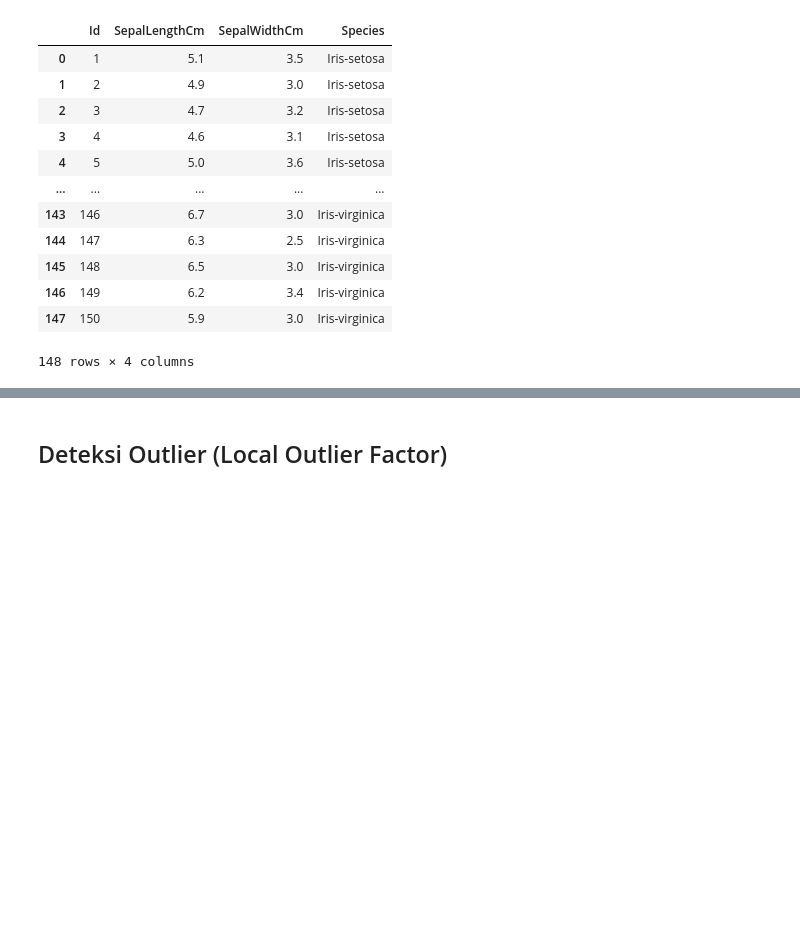
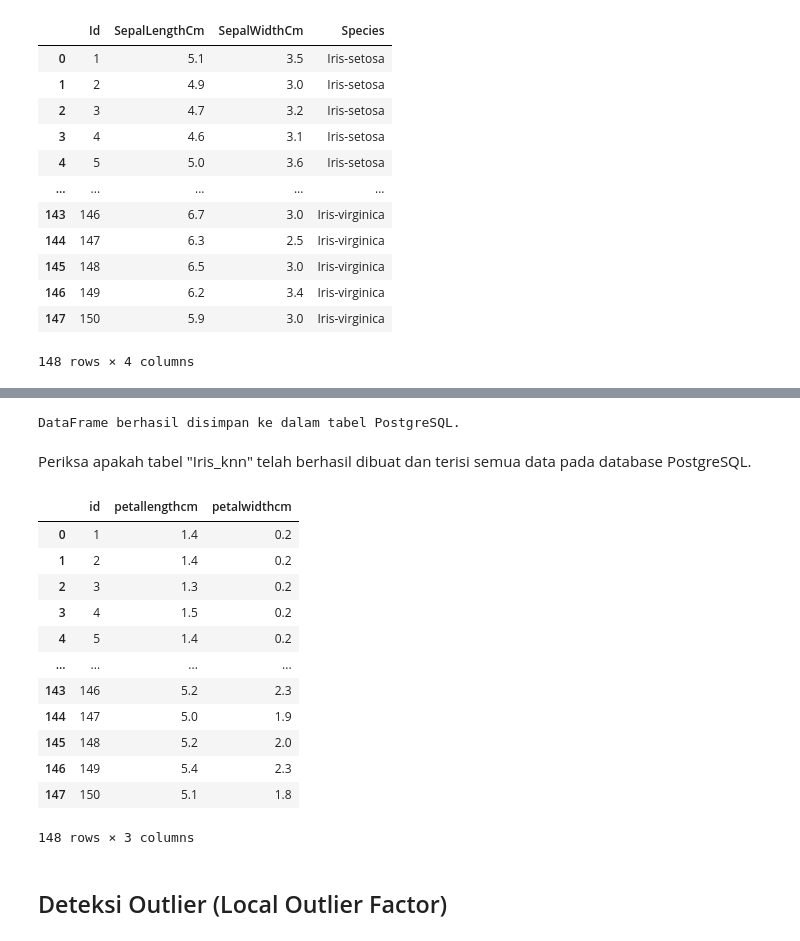
Before and after one commit to irfandwisamudra/datamining, a Jupyter notebook: tugas.ipynb, the cells around one changed output, grey strips where cells are left out. Cells and saved outputs as stored; diff of their text form; code cells hidden in the pictures; blank space fills up the shorter version.

```diff
--- a/tugas.ipynb
+++ b/tugas.ipynb
@@ -606,3 +677,63 @@ df_4
+# %%
+import pandas as pd
+import psycopg2
+
+# Ganti dengan kredensial yang sesuai
+db_user = 'avnadmin'
+db_password = 'AVNS_H0Llq5wAZnxVS1nR-Op'
+db_host = 'pg-datamining-irfan22083.a.aivencloud.com'
+db_port = '13019'
+db_name = 'pg-datamining'
+
+# Koneksi ke database PostgreSQL
+conn = psycopg2.connect(dbname=db_name, user=db_user, password=db_password, host=db_host, port=db_port)
+cursor = conn.cursor()
+
+# Buat tabel baru
+create_table_query = """
+CREATE TABLE "Iris_knn" (
+    Id INT PRIMARY KEY,
+    PetalLengthCm DOUBLE PRECISION,
+    PetalWidthCm DOUBLE PRECISION
+)
+"""
+cursor.execute(create_table_query)
+
+# Simpan DataFrame ke dalam tabel PostgreSQL
+for index, row in df_knn.iterrows():
+    insert_query = """
+    INSERT INTO "Iris_knn" (Id, PetalLengthCm, PetalWidthCm)
+    VALUES (%s, %s, %s)
+    """
+    cursor.execute(insert_query, (row['Id'], row['PetalLengthCm'], row['PetalWidthCm']))
+
+# Commit perubahan dan tutup koneksi
+conn.commit()
+conn.close()
+
+# Tampilkan pesan berhasil
+print("DataFrame berhasil disimpan ke dalam tabel PostgreSQL.")
+# %% [output]
+DataFrame berhasil disimpan ke dalam tabel PostgreSQL.
+# %% [markdown]
+Periksa apakah tabel "Iris_knn" telah berhasil dibuat dan terisi semua data pada database PostgreSQL.
+# %%
+df_6 = _deepnote_execute_sql('SELECT * FROM "Iris_knn";', 'SQL_44CEAC78_B576_4235_B8AE_3B3BD9A41B5D', audit_sql_comment='', sql_cache_mode='cache_disabled')
+df_6
+# %% [output]
+|  | id | petallengthcm | petalwidthcm |
+| 0 | 1 | 1.4 | 0.2 |
+| 1 | 2 | 1.4 | 0.2 |
+| 2 | 3 | 1.3 | 0.2 |
+| 3 | 4 | 1.5 | 0.2 |
+| 4 | 5 | 1.4 | 0.2 |
+| ... | ... | ... | ... |
+| 143 | 146 | 5.2 | 2.3 |
+| 144 | 147 | 5.0 | 1.9 |
+| 145 | 148 | 5.2 | 2.0 |
+| 146 | 149 | 5.4 | 2.3 |
+| 147 | 150 | 5.1 | 1.8 |
+148 rows × 3 columns
 # %% [markdown]
 ## Deteksi Outlier (Local Outlier Factor)
 # %% [markdown]
```
Also changed, not shown: parts of 35 cells of this notebook, 1 other file.
